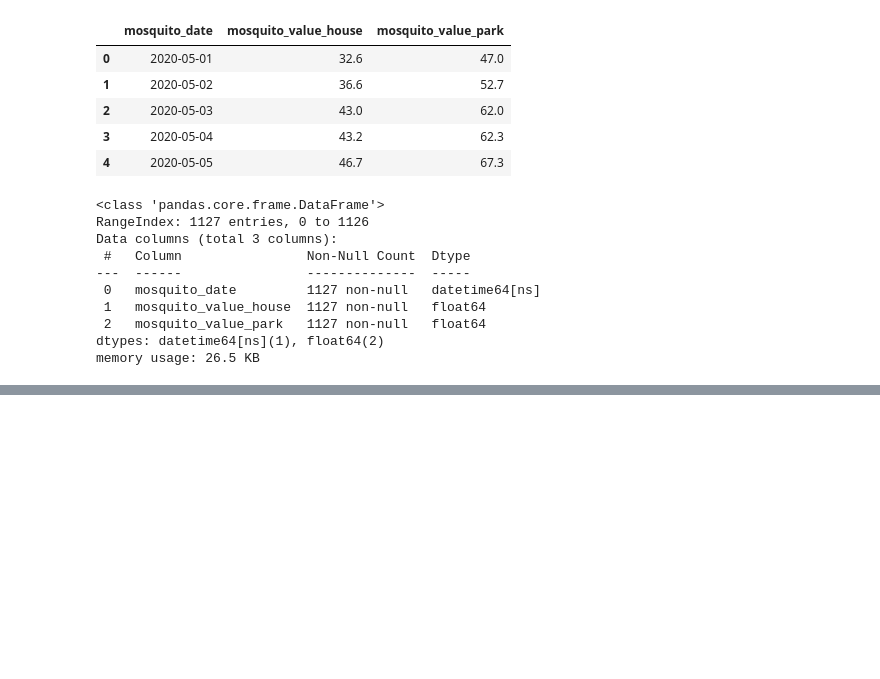
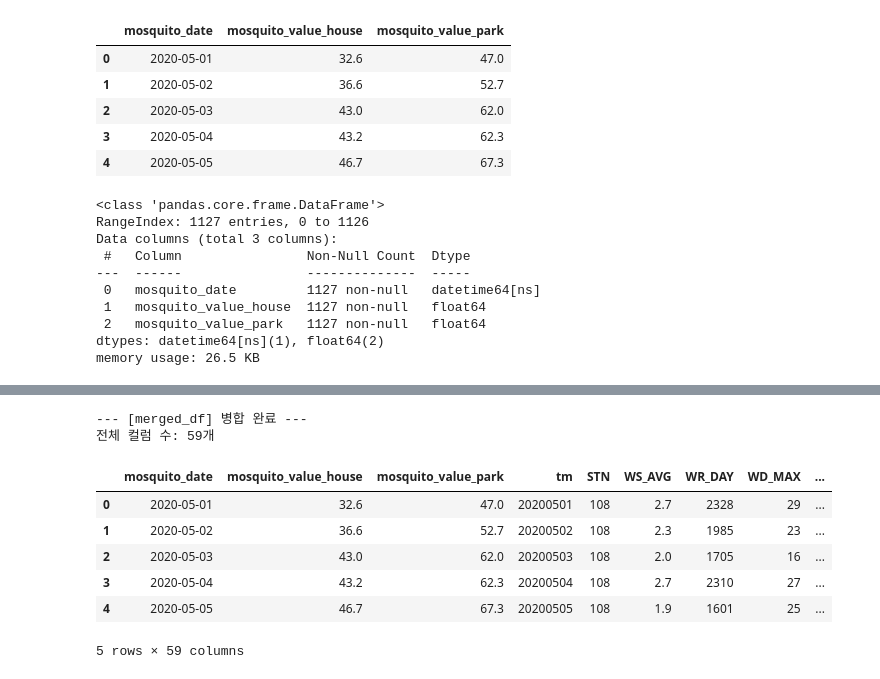
Before and after one commit to choimin1136/mosq-forecast, a Jupyter notebook: weather_data.ipynb, the cells around one changed output, grey strips where cells are left out. Drawn from its saved outputs; the diff is of its cells as text; code cells hidden in the pictures; blank space fills up the shorter version.

Commit message:
feat: Preprocess and merge weather/river/mosquito datasets
수질데이터 전처리 및 병합, 기상데이터 병합, 보간

```diff
--- a/weather_data.ipynb
+++ b/weather_data.ipynb
@@ -145,0 +192,28 @@ See the caveats in the documentation: https://pandas.pydata.org/pandas-docs/stab
+# %%
+weather_df = pd.read_csv('seoul_weather_data.csv')
+# %%
+# 1. 날짜 형식 통일
+# 기상 데이터(weather_df)의 'TM' 컬럼을 모기 데이터의 'tm' 형식(예: '20250101')으로 변환합니다.
+mosquito_df = format_date_for_api(df)
+weather_df['TM'] = pd.to_datetime(weather_df['TM'].astype(str), format='%Y%m%d').dt.strftime('%Y%m%d')
+
+# 2. 모기 데이터(mosquito_df)를 왼쪽에 두고 병합
+# mosquito_df의 날짜 컬럼은 'tm', weather_df는 'TM'이라고 가정합니다.
+merged_df = pd.merge(mosquito_df, weather_df, left_on='tm', right_on='TM', how='inner')
+
+# 3. 중복되는 날짜 컬럼(TM) 제거 및 결과 확인
+merged_df = merged_df.drop(columns=['TM'])
+
+print("--- [merged_df] 병합 완료 ---")
+print(f"전체 컬럼 수: {len(merged_df.columns)}개")
+display(merged_df.head())
+# %% [output]
+--- [merged_df] 병합 완료 ---
+전체 컬럼 수: 59개
+|  | mosquito_date | mosquito_value_house | mosquito_value_park | tm | STN | WS_AVG | WR_DAY | WD_MAX | ... |
+| 0 | 2020-05-01 | 32.6 | 47.0 | 20200501 | 108 | 2.7 | 2328 | 29 | ... |
+| 1 | 2020-05-02 | 36.6 | 52.7 | 20200502 | 108 | 2.3 | 1985 | 23 | ... |
+| 2 | 2020-05-03 | 43.0 | 62.0 | 20200503 | 108 | 2.0 | 1705 | 16 | ... |
+| 3 | 2020-05-04 | 43.2 | 62.3 | 20200504 | 108 | 2.7 | 2310 | 27 | ... |
+| 4 | 2020-05-05 | 46.7 | 67.3 | 20200505 | 108 | 1.9 | 1601 | 25 | ... |
+5 rows × 59 columns
```
Also changed, not shown: parts of 9 cells of this notebook, 4 other files.
